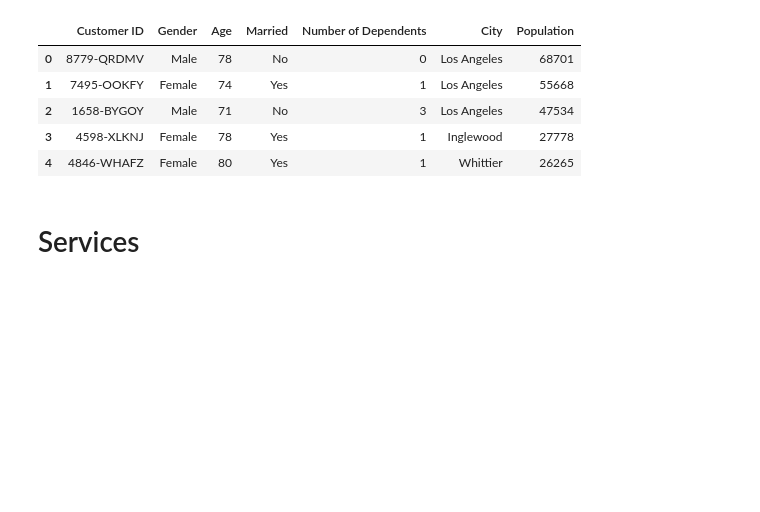
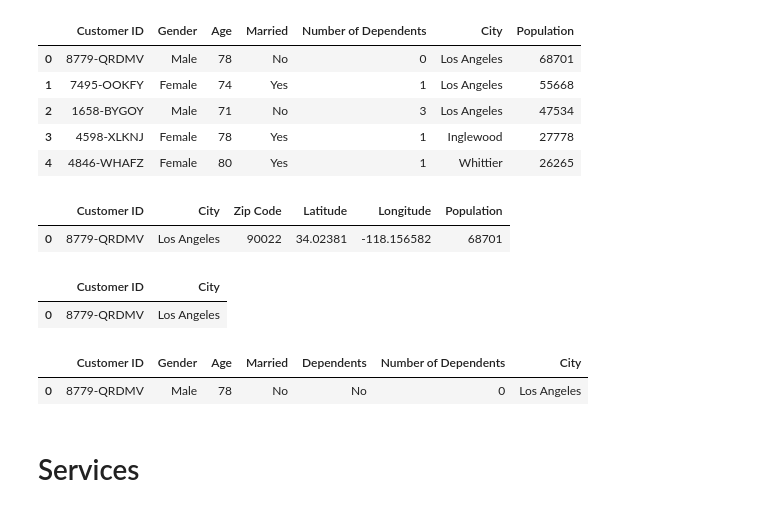
Before and after one commit to luceromendozab/Churn_Project, a Jupyter notebook: notebooks/Exploración.ipynb, the cells around one changed output. Drawn from its saved outputs; the diff is of its cells as text; code cells hidden in the pictures; blank space fills up the shorter version.

```diff
--- a/notebooks/Exploración.ipynb
+++ b/notebooks/Exploración.ipynb
@@ -74,0 +84,2 @@ df_demo_m.head(1)
+# %%
+df_1.drop(columns=["Under 30","Senior Citizen","Count"], axis=1, inplace=True)
@@ -216,0 +235,5 @@ df_final.head()
+# %%
+df_loc_pop.head(1)
+# %% [output]
+|  | Customer ID | City | Zip Code | Latitude | Longitude | Population |
+| 0 | 8779-QRDMV | Los Angeles | 90022 | 34.02381 | -118.156582 | 68701 |
@@ -216,0 +244,5 @@ df_final.head()
+# %%
+df_2.head(1)
+# %% [output]
+|  | Customer ID | City |
+| 0 | 8779-QRDMV | Los Angeles |
@@ -217,3 +251,8 @@ df_final.head()
+# %%
+df_tableau.head(1)
+# %% [output]
+|  | Customer ID | Gender | Age | Married | Dependents | Number of Dependents | City |
+| 0 | 8779-QRDMV | Male | 78 | No | No | 0 | Los Angeles |
 # %% [markdown]
 # Services
 # %%
```
Also changed, not shown: parts of 17 cells of this notebook.
